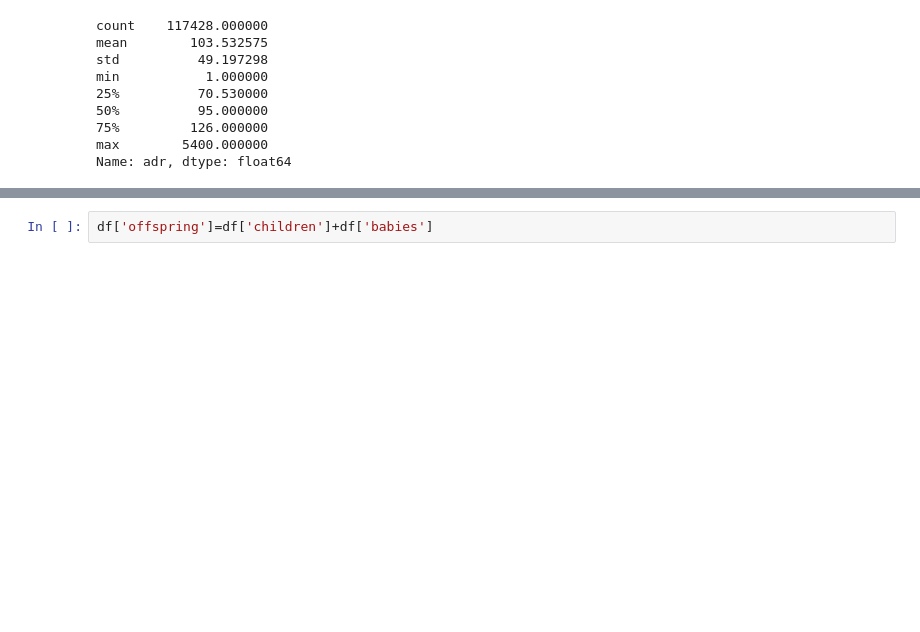
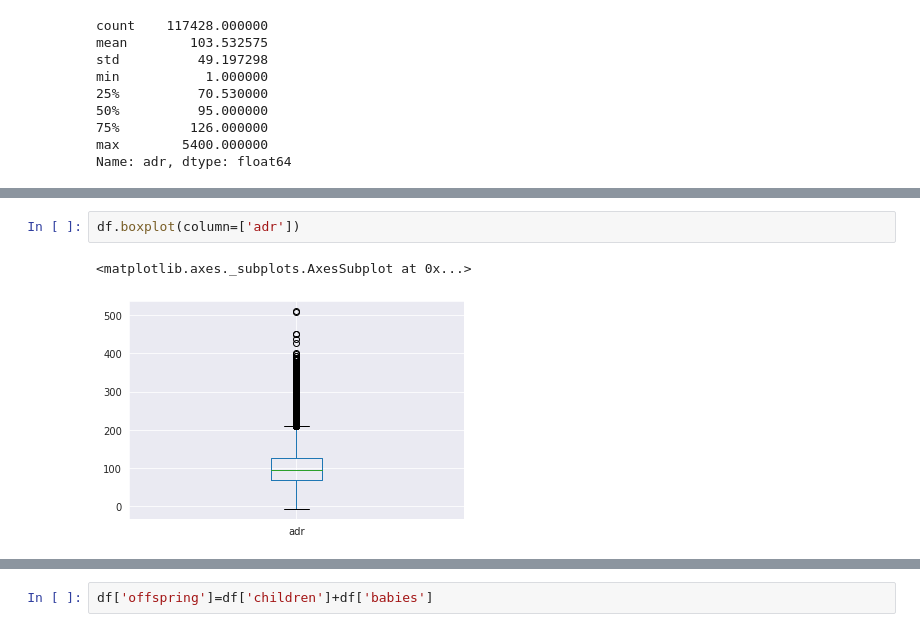
Before and after one commit to issatyajit/hotel-data-analysis, a Jupyter notebook: Hotel_Booking_Analysis_Capstone_Project.ipynb, the cells around one changed output, grey strips where cells are left out. Cells and saved outputs as stored; diff of their text form; blank space fills up the shorter version.

```diff
--- a/Hotel_Booking_Analysis_Capstone_Project.ipynb
+++ b/Hotel_Booking_Analysis_Capstone_Project.ipynb
@@ -65,0 +74,5 @@ Name: adr, dtype: float64
+# %%
+df.boxplot(column=['adr'])
+# %% [output]
+<matplotlib.axes._subplots.AxesSubplot at 0x...>
+[figure, added]
```
Also changed, not shown: parts of 10 cells of this notebook.
